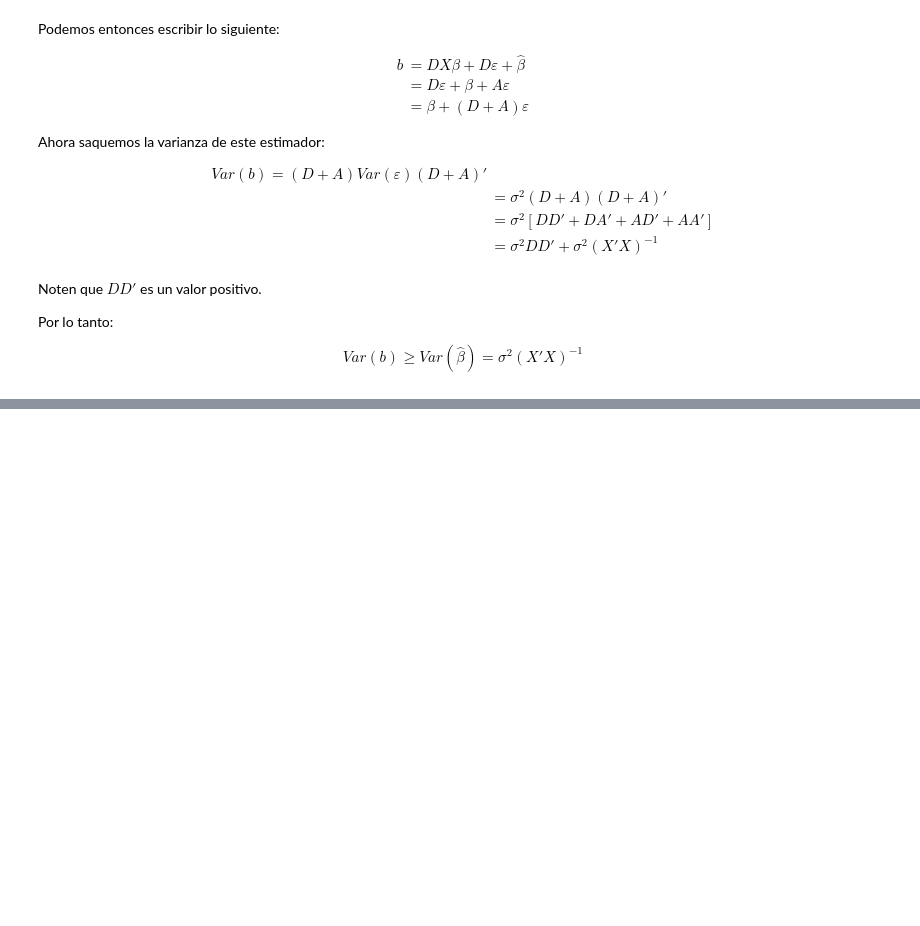
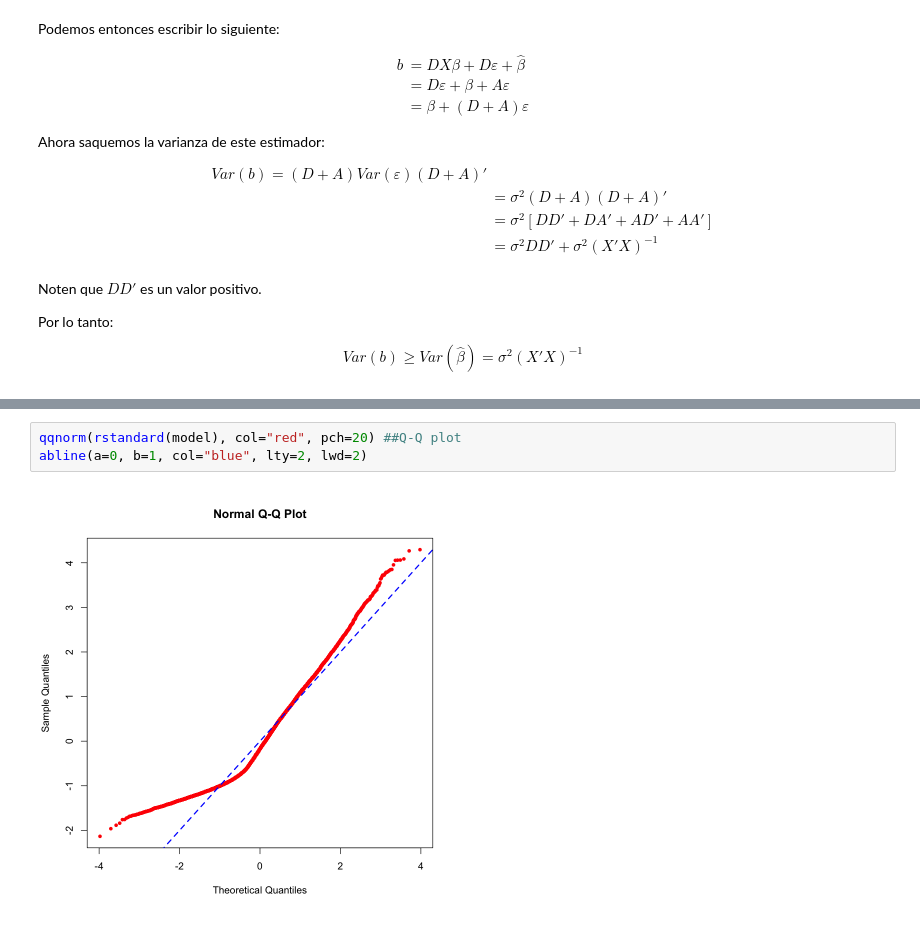
Before and after one commit to smontanoc/microeconometria, a Jupyter notebook: _sources/Modulo_2.ipynb, the cells around one changed output, grey strips where cells are left out. Drawn from its saved outputs; the diff is of its cells as text; blank space fills up the shorter version.

```diff
--- a/_sources/Modulo_2.ipynb
+++ b/_sources/Modulo_2.ipynb
@@ -1941,0 +2075,5 @@ $$
+# %%
+qqnorm(rstandard(model), col="red", pch=20) ##Q-Q plot
+abline(a=0, b=1, col="blue", lty=2, lwd=2)
+# %% [output]
+[figure, added]
```
Also changed, not shown: parts of 65 cells of this notebook, 39 other files.
